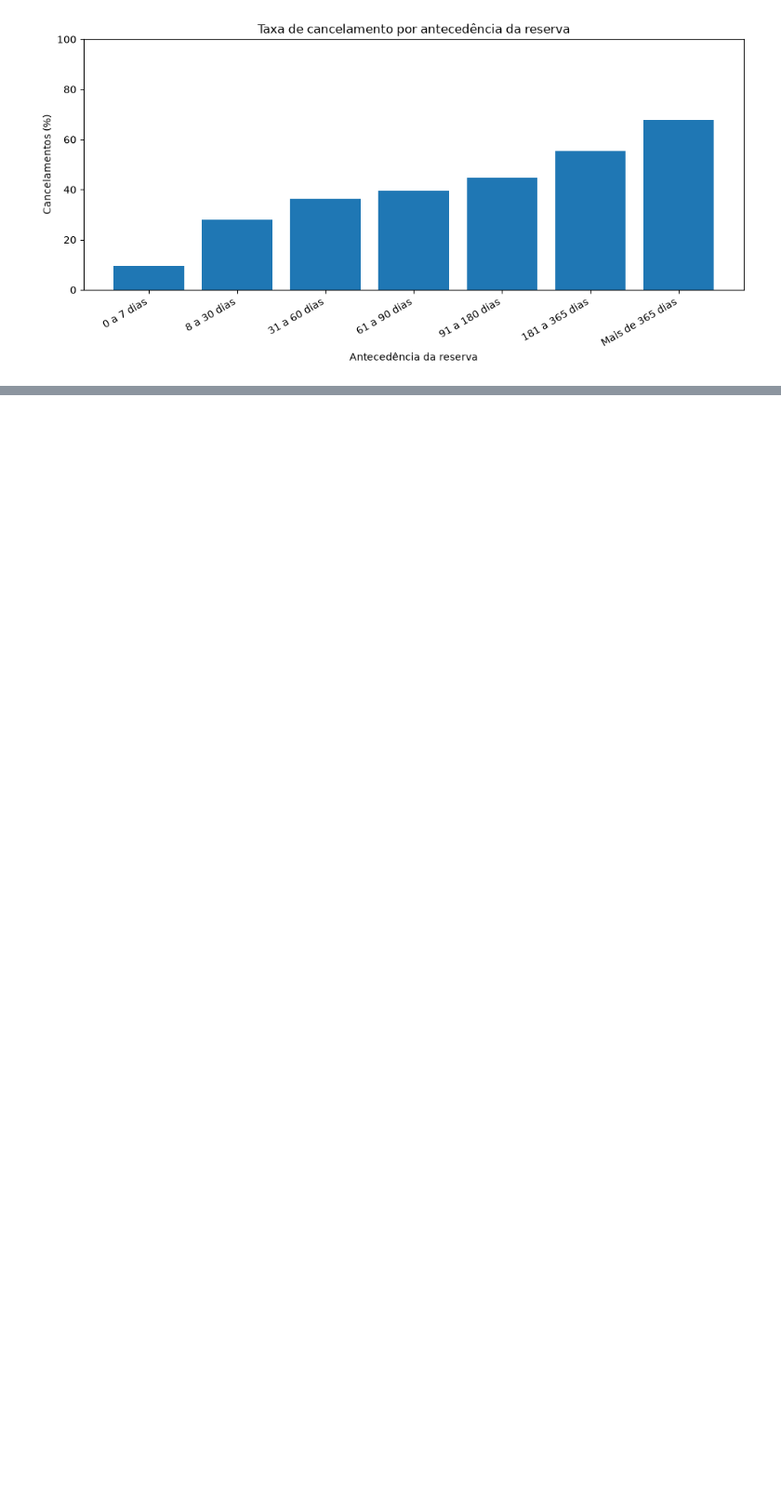
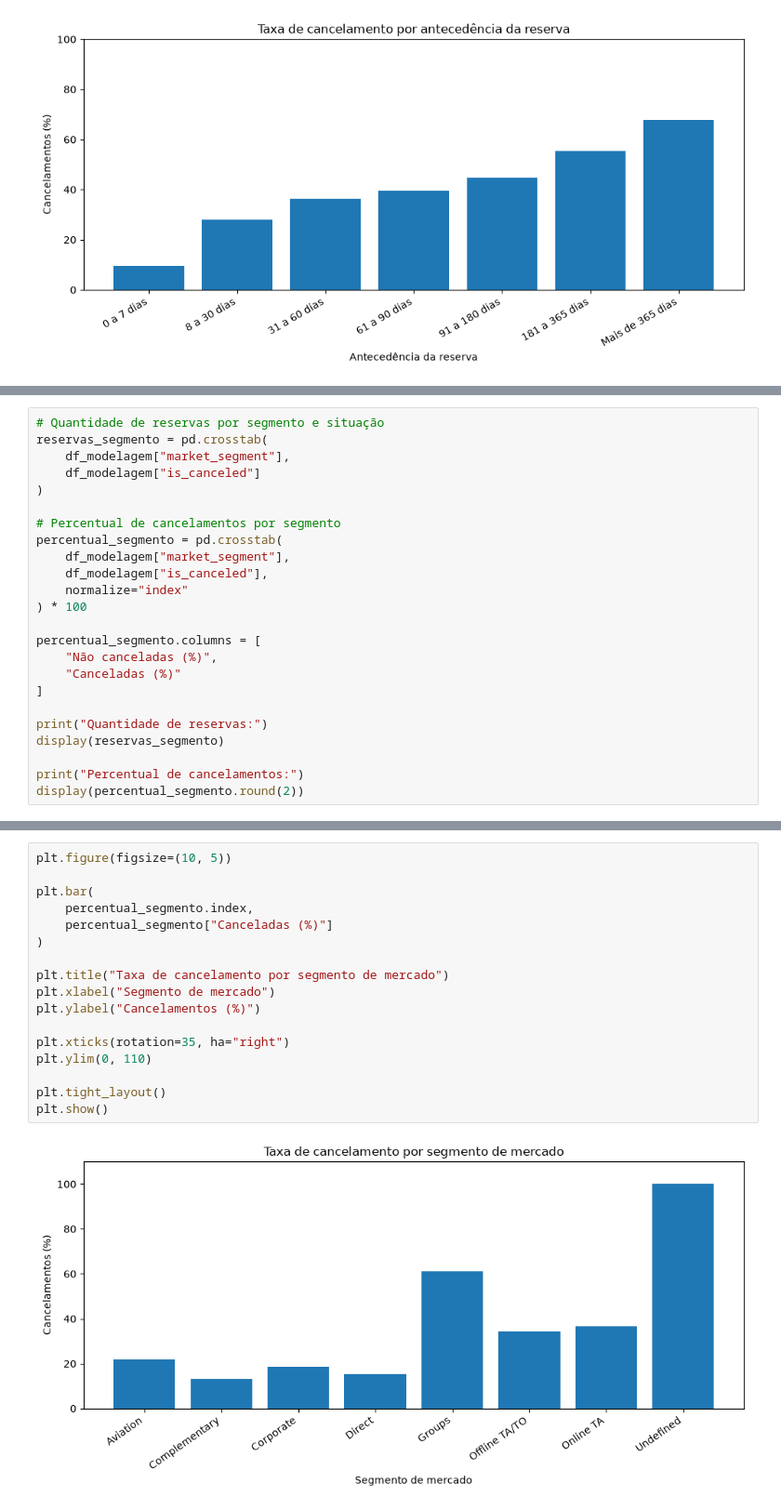
Before and after one commit to Gustazx22/projetodataset, a Jupyter notebook: projeto.ipynb, the cells around one changed output, grey strips where cells are left out. Shown at 93% size. Cells and saved outputs as stored; diff of their text form; blank space fills up the shorter version.

```diff
--- a/projeto.ipynb
+++ b/projeto.ipynb
@@ -1886,0 +1941,24 @@ plt.show()
+# %%
+# Quantidade de reservas por segmento e situação
+reservas_segmento = pd.crosstab(
+    df_modelagem["market_segment"],
+    df_modelagem["is_canceled"]
+)
+
+# Percentual de cancelamentos por segmento
+percentual_segmento = pd.crosstab(
+    df_modelagem["market_segment"],
+    df_modelagem["is_canceled"],
+    normalize="index"
+) * 100
+
+percentual_segmento.columns = [
+    "Não canceladas (%)",
+    "Canceladas (%)"
+]
+
+print("Quantidade de reservas:")
+display(reservas_segmento)
+
+print("Percentual de cancelamentos:")
+display(percentual_segmento.round(2))
@@ -1886,0 +1988,19 @@ plt.show()
+# %%
+plt.figure(figsize=(10, 5))
+
+plt.bar(
+    percentual_segmento.index,
+    percentual_segmento["Canceladas (%)"]
+)
+
+plt.title("Taxa de cancelamento por segmento de mercado")
+plt.xlabel("Segmento de mercado")
+plt.ylabel("Cancelamentos (%)")
+
+plt.xticks(rotation=35, ha="right")
+plt.ylim(0, 110)
+
+plt.tight_layout()
+plt.show()
+# %% [output]
+[figure, added]
```
Also changed, not shown: parts of 3 cells of this notebook.
